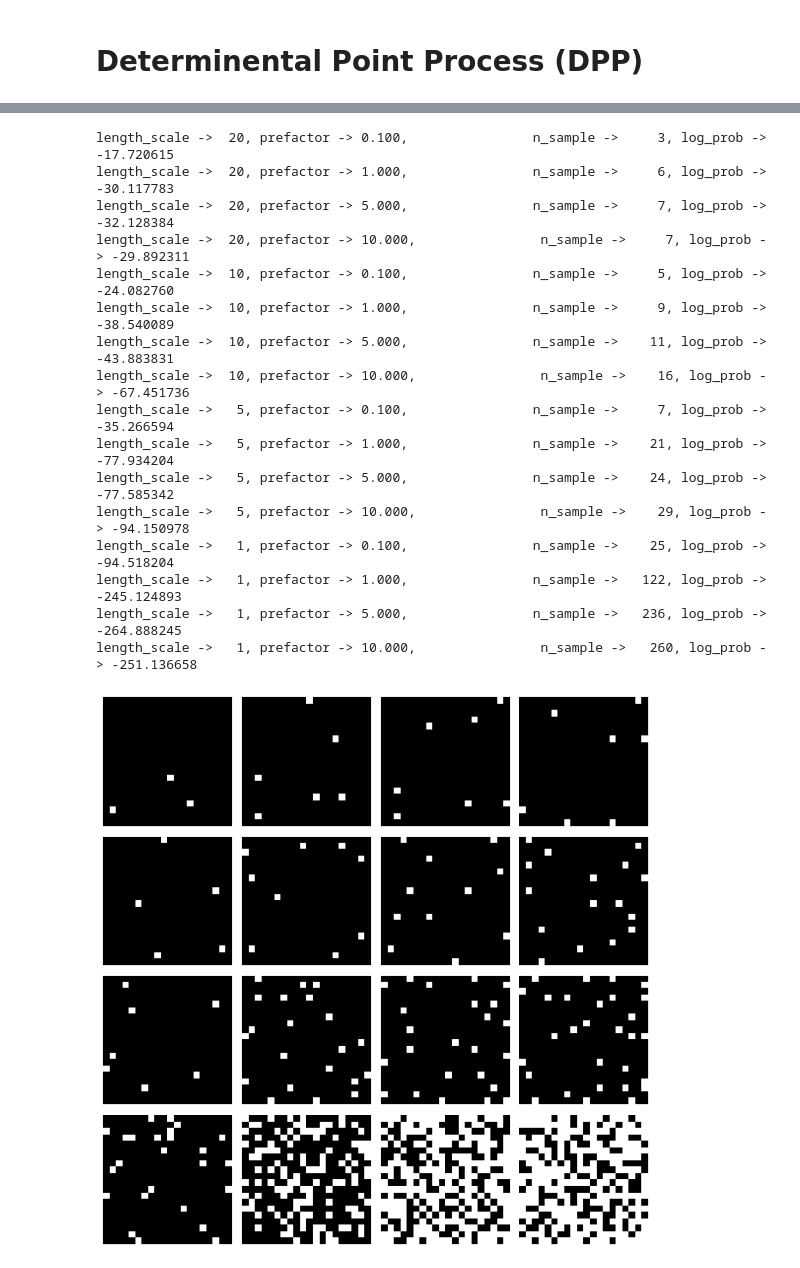
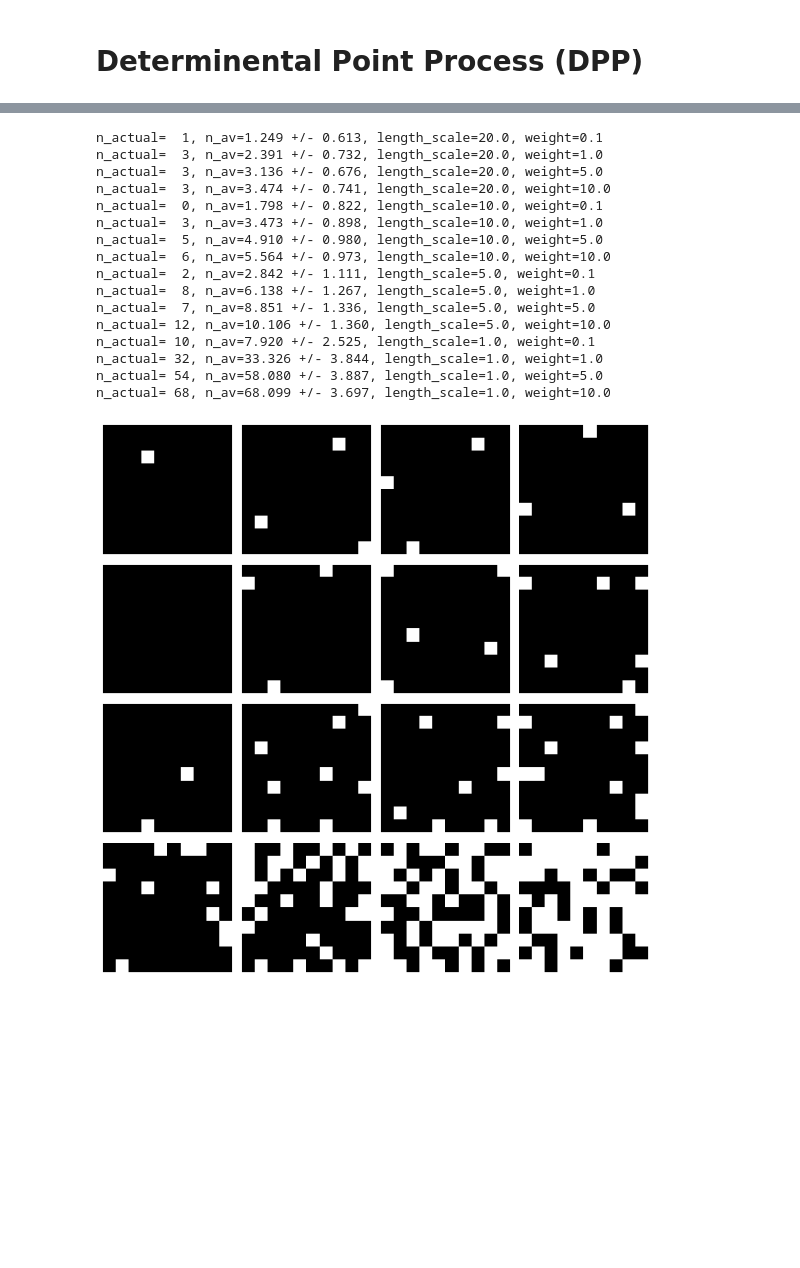
Before and after one commit to broadinstitute/genus, a Jupyter notebook: notebooks/notebook2_DPP.ipynb, the cells around one changed output, grey strips where cells are left out. Cells and saved outputs as stored; diff of their text form; code cells hidden in the pictures; blank space fills up the shorter version.

```diff
--- a/notebooks/notebook2_DPP.ipynb
+++ b/notebooks/notebook2_DPP.ipynb
@@ -12,37 +14,37 @@ import genus as gn
 # %%
-fig, ax =  plt.subplots(ncols=4, nrows=4, figsize=(8,8))
-for r, length_scale in enumerate([20,10,5,1]):
-    for c, prefactor in enumerate([0.1, 1, 5, 10]):
-        KERNEL = gn.SimilarityKernel(length_scale=length_scale, weight=prefactor)
-        likelihood_matrix = KERNEL.forward(n_width=20, n_height=20)
-        DPP = gn.FiniteDPP(L=likelihood_matrix)
-        value = DPP.sample(sample_shape=torch.Size([1]))  # draw one random samples
-        n_samples = value.sum(dim=-1).item()
-        logp = DPP.log_prob(value=value).item()
-        mask = KERNEL.sample_2_mask(value)
-        # print("value.shape, mask.shape ->",value.shape, mask.shape)
-        print("length_scale -> {0:3d}, prefactor -> {1:.3f}, \
-               n_sample -> {2:5d}, log_prob -> {3:.6f}".format(length_scale, prefactor, n_samples, logp))
+grid_size = 10
+with torch.no_grad():
+    fig, ax =  plt.subplots(ncols=4, nrows=4, figsize=(8,8))
+    for r, length_scale in enumerate([20,10,5,1]):
+        for c, prefactor in enumerate([0.1, 1, 5, 10]):
+            DPP = Grid_DPP(length_scale=length_scale, weight=prefactor)
 
-        ax[r,c].axis('off')
-        ax[r,c].imshow(mask[0], cmap='gray')
-fig.tight_layout()
-fig.savefig("./DPP_samples.png")
+            value = DPP.sample(size=torch.Size([grid_size, grid_size]))  # draw a random samples on a grid'
+            nc = value.sum(dim=(-1,-2)).item()
+            logp = DPP.log_prob(value=value)
+            n_av = DPP.n_mean.item()
+            n_stddev = DPP.n_stddev.item()
+            print("n_actual={0:3d}, n_av={1:.3f} +/- {2:.3f}, length_scale={3:.1f}, weight={4:2.1f}".format(nc, n_av, n_stddev, length_scale, prefactor))
+
+            ax[r,c].axis('off')
+            ax[r,c].imshow(value, cmap='gray')
+    fig.tight_layout()
+    fig.savefig("./DPP_samples.png")
 # %% [output]
-length_scale ->  20, prefactor -> 0.100,                n_sample ->     3, log_prob -> -17.720615
-length_scale ->  20, prefactor -> 1.000,                n_sample ->     6, log_prob -> -30.117783
-length_scale ->  20, prefactor -> 5.000,                n_sample ->     7, log_prob -> -32.128384
-length_scale ->  20, prefactor -> 10.000,                n_sample ->     7, log_prob -> -29.892311
-length_scale ->  10, prefactor -> 0.100,                n_sample ->     5, log_prob -> -24.082760
-length_scale ->  10, prefactor -> 1.000,                n_sample ->     9, log_prob -> -38.540089
-length_scale ->  10, prefactor -> 5.000,                n_sample ->    11, log_prob -> -43.883831
-length_scale ->  10, prefactor -> 10.000,                n_sample ->    16, log_prob -> -67.451736
-length_scale ->   5, prefactor -> 0.100,                n_sample ->     7, log_prob -> -35.266594
-length_scale ->   5, prefactor -> 1.000,                n_sample ->    21, log_prob -> -77.934204
-length_scale ->   5, prefactor -> 5.000,                n_sample ->    24, log_prob -> -77.585342
-length_scale ->   5, prefactor -> 10.000,                n_sample ->    29, log_prob -> -94.150978
-length_scale ->   1, prefactor -> 0.100,                n_sample ->    25, log_prob -> -94.518204
-length_scale ->   1, prefactor -> 1.000,                n_sample ->   122, log_prob -> -245.124893
-length_scale ->   1, prefactor -> 5.000,                n_sample ->   236, log_prob -> -264.888245
-length_scale ->   1, prefactor -> 10.000,                n_sample ->   260, log_prob -> -251.136658
+n_actual=  1, n_av=1.249 +/- 0.613, length_scale=20.0, weight=0.1
+n_actual=  3, n_av=2.391 +/- 0.732, length_scale=20.0, weight=1.0
+n_actual=  3, n_av=3.136 +/- 0.676, length_scale=20.0, weight=5.0
+n_actual=  3, n_av=3.474 +/- 0.741, length_scale=20.0, weight=10.0
+n_actual=  0, n_av=1.798 +/- 0.822, length_scale=10.0, weight=0.1
+n_actual=  3, n_av=3.473 +/- 0.898, length_scale=10.0, weight=1.0
+n_actual=  5, n_av=4.910 +/- 0.980, length_scale=10.0, weight=5.0
+n_actual=  6, n_av=5.564 +/- 0.973, length_scale=10.0, weight=10.0
+n_actual=  2, n_av=2.842 +/- 1.111, length_scale=5.0, weight=0.1
+n_actual=  8, n_av=6.138 +/- 1.267, length_scale=5.0, weight=1.0
+n_actual=  7, n_av=8.851 +/- 1.336, length_scale=5.0, weight=5.0
+n_actual= 12, n_av=10.106 +/- 1.360, length_scale=5.0, weight=10.0
+n_actual= 10, n_av=7.920 +/- 2.525, length_scale=1.0, weight=0.1
+n_actual= 32, n_av=33.326 +/- 3.844, length_scale=1.0, weight=1.0
+n_actual= 54, n_av=58.080 +/- 3.887, length_scale=1.0, weight=5.0
+n_actual= 68, n_av=68.099 +/- 3.697, length_scale=1.0, weight=10.0
-[figure, old version]
+[figure, new version]
```
Also changed, not shown: parts of 8 cells of this notebook, 2 other files.
